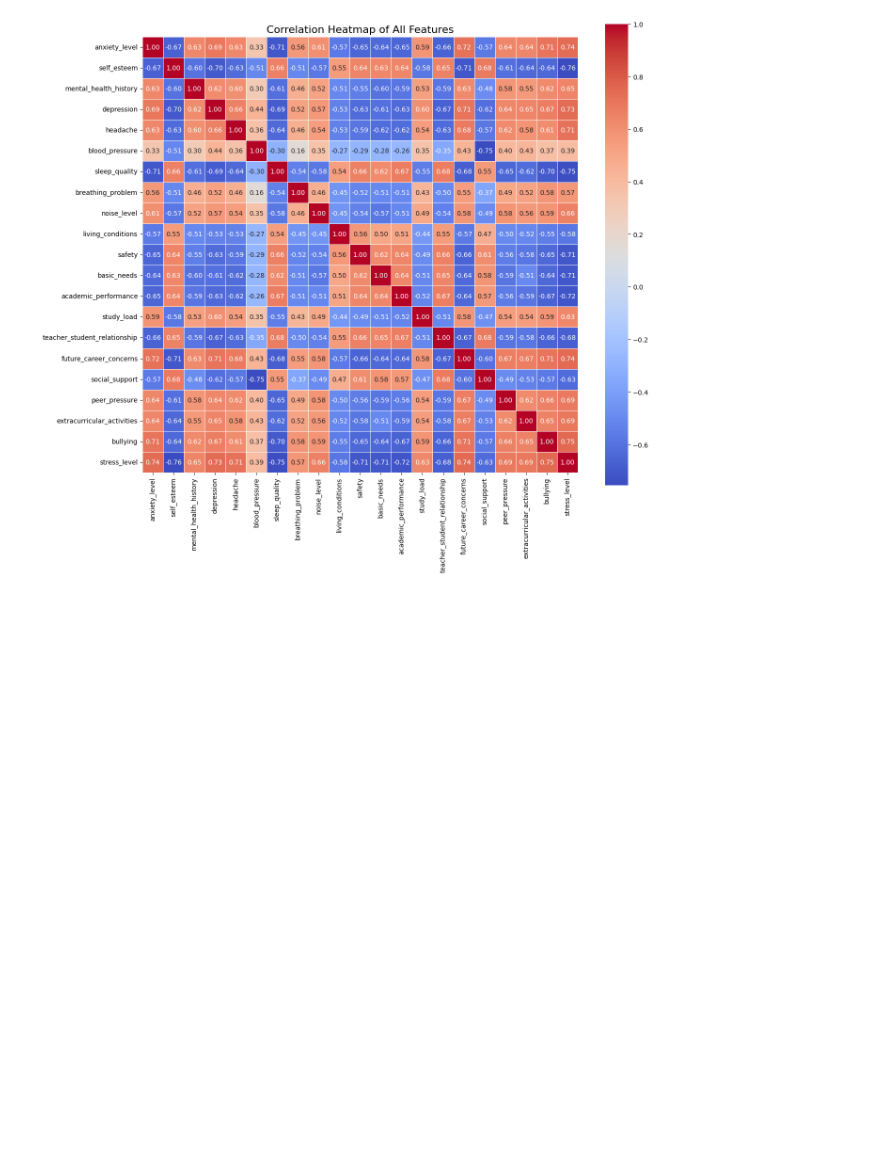
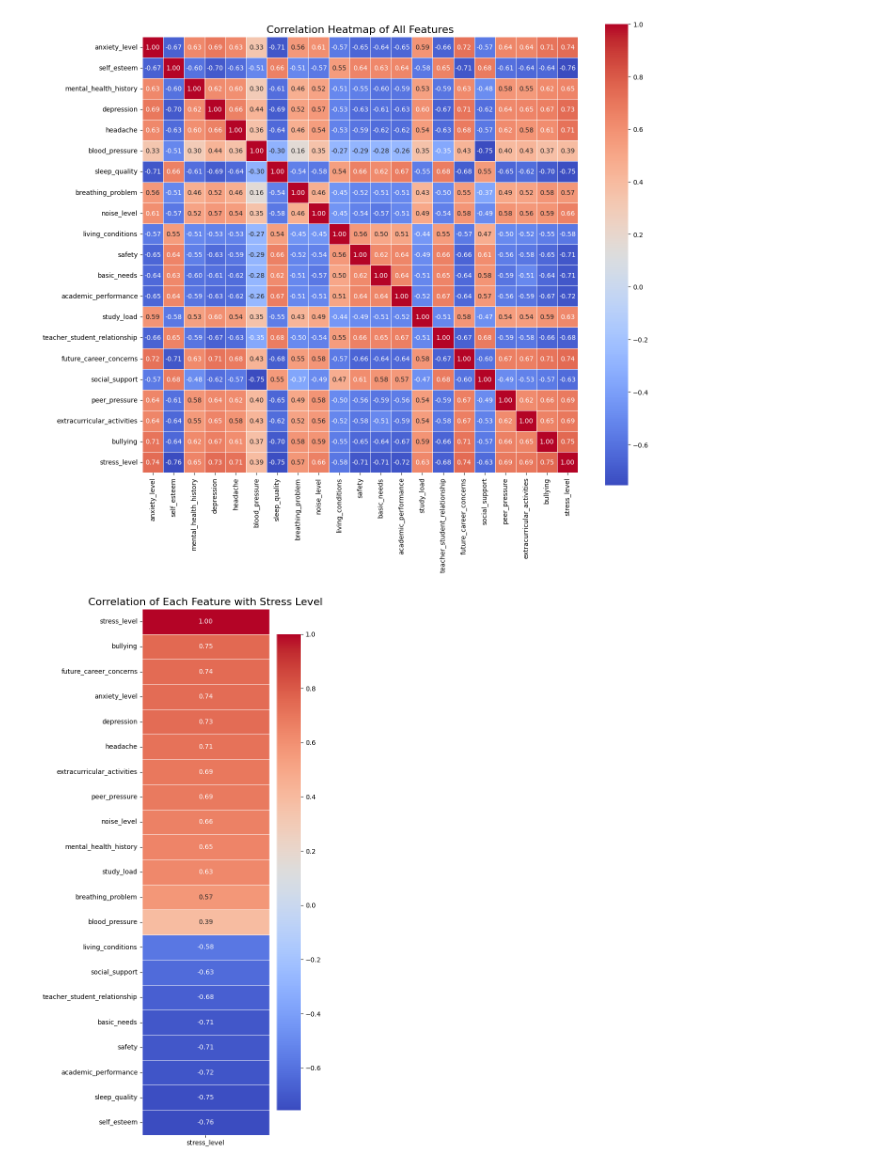
Before and after one commit to stud-mon/stud-mon, a Jupyter notebook: notebooks/data_exploration.ipynb, the cells around one changed output. Cells and saved outputs as stored; diff of their text form; code cells hidden in the pictures; blank space fills up the shorter version.

Commit message:
Explored correlation to target column

```diff
--- a/notebooks/data_exploration.ipynb
+++ b/notebooks/data_exploration.ipynb
@@ -194,3 +194,18 @@ plt.tight_layout()
 plt.show()
 # %% [output]
 [figure]
+# %%
+plt.figure(figsize=(6, 12))
+sns.heatmap(
+    corr[['stress_level']].sort_values(by='stress_level', ascending=False),
+    annot=True,
+    fmt=".2f",
+    cmap="coolwarm",
+    linewidths=0.5
+)
+
+plt.title("Correlation of Each Feature with Stress Level", fontsize=16)
+plt.tight_layout()
+plt.show()
+# %% [output]
+[figure, added]
```
Also changed, not shown: parts of 2 cells of this notebook.
